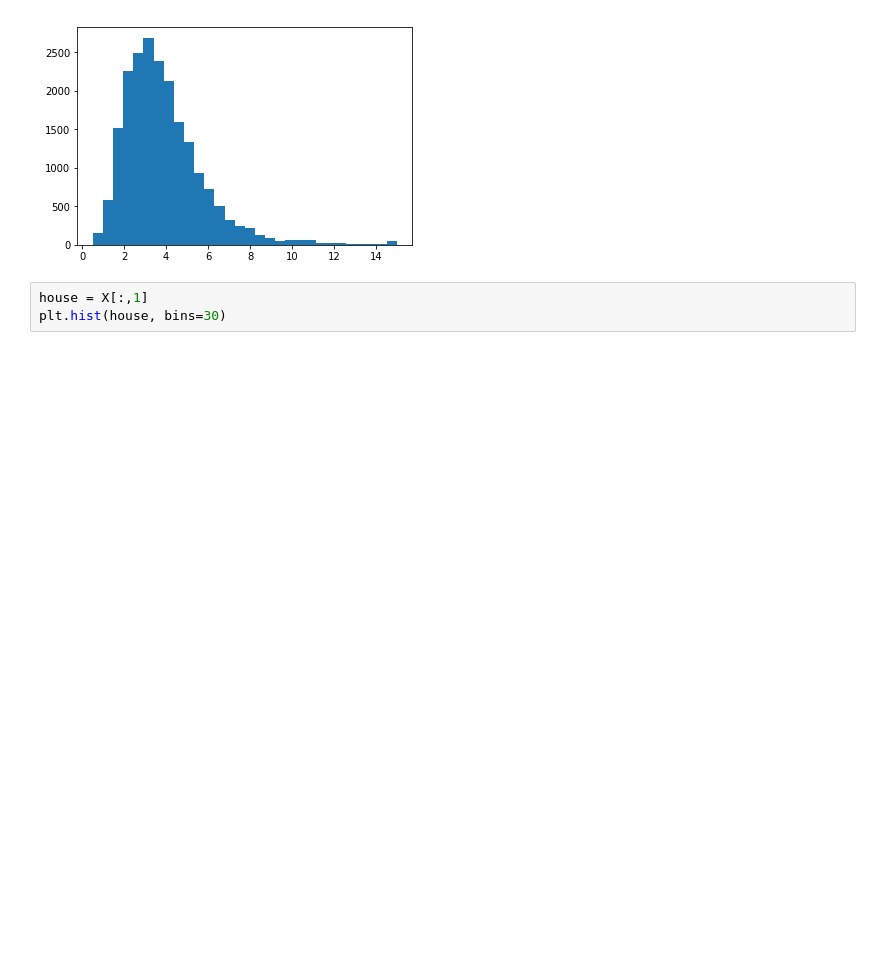
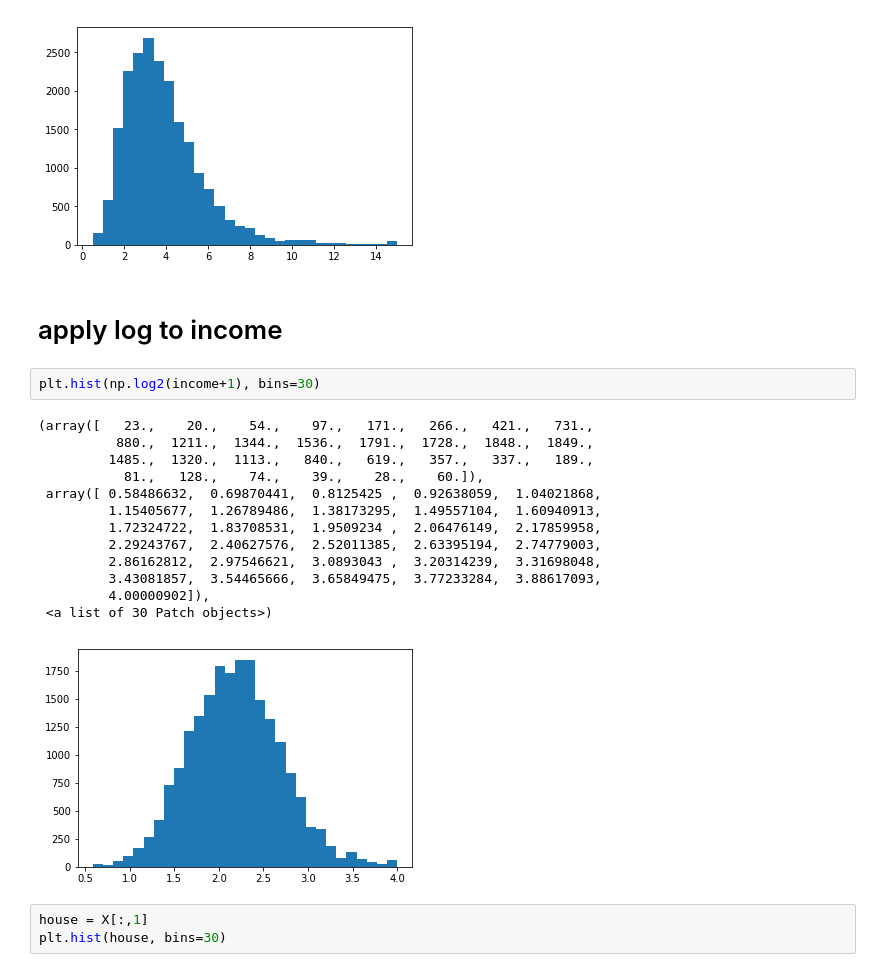
Before and after one commit to wluo-personal/AlphaBoosting, a Jupyter notebook: shiyi/EXP/scaler_comparison.ipynb, the cells around one changed output. Drawn from its saved outputs; the diff is of its cells as text; blank space fills up the shorter version.

Commit message:
apply np.log2 to long tail distribution

```diff
--- a/shiyi/EXP/scaler_comparison.ipynb
+++ b/shiyi/EXP/scaler_comparison.ipynb
@@ -45,6 +45,24 @@ plt.hist(income, bins=30)
          15.0001 ]),
  <a list of 30 Patch objects>)
 [figure]
+# %% [markdown]
+# apply log to income
+# %%
+plt.hist(np.log2(income+1), bins=30)
+# %% [output]
+(array([   23.,    20.,    54.,    97.,   171.,   266.,   421.,   731.,
+          880.,  1211.,  1344.,  1536.,  1791.,  1728.,  1848.,  1849.,
+         1485.,  1320.,  1113.,   840.,   619.,   357.,   337.,   189.,
+           81.,   128.,    74.,    39.,    28.,    60.]),
+ array([ 0.58486632,  0.69870441,  0.8125425 ,  0.92638059,  1.04021868,
+         1.15405677,  1.26789486,  1.38173295,  1.49557104,  1.60940913,
+         1.72324722,  1.83708531,  1.9509234 ,  2.06476149,  2.17859958,
+         2.29243767,  2.40627576,  2.52011385,  2.63395194,  2.74779003,
+         2.86162812,  2.97546621,  3.0893043 ,  3.20314239,  3.31698048,
+         3.43081857,  3.54465666,  3.65849475,  3.77233284,  3.88617093,
+         4.00000902]),
+ <a list of 30 Patch objects>)
+[figure, added]
 # %%
 house = X[:,1]
 plt.hist(house, bins=30)
```
Also changed, not shown: parts of 5 cells of this notebook.
